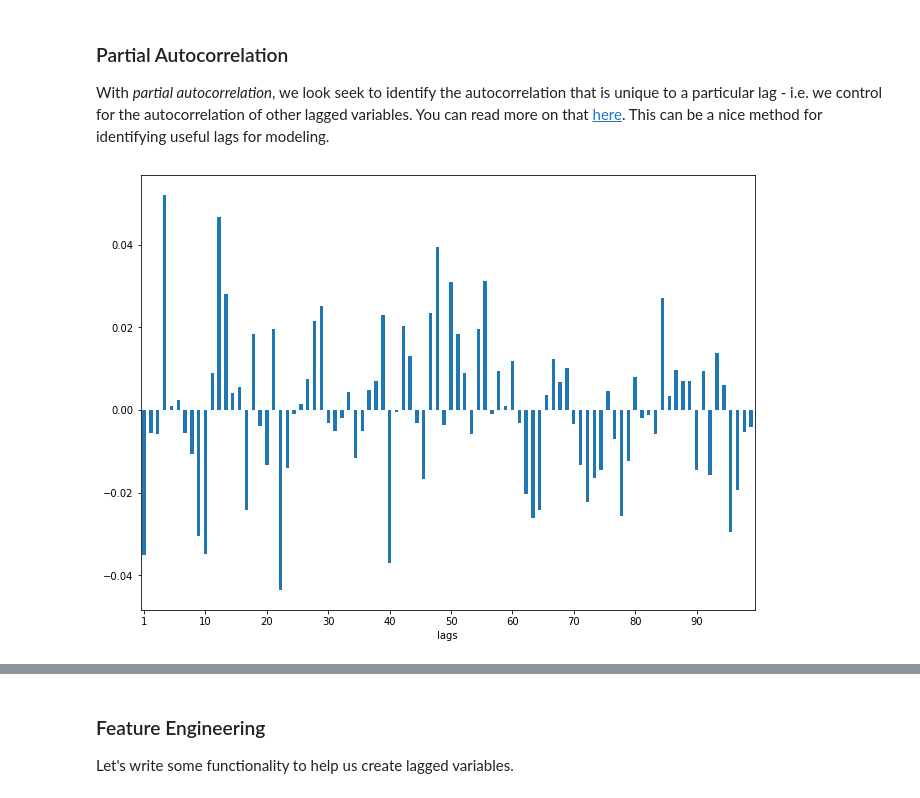
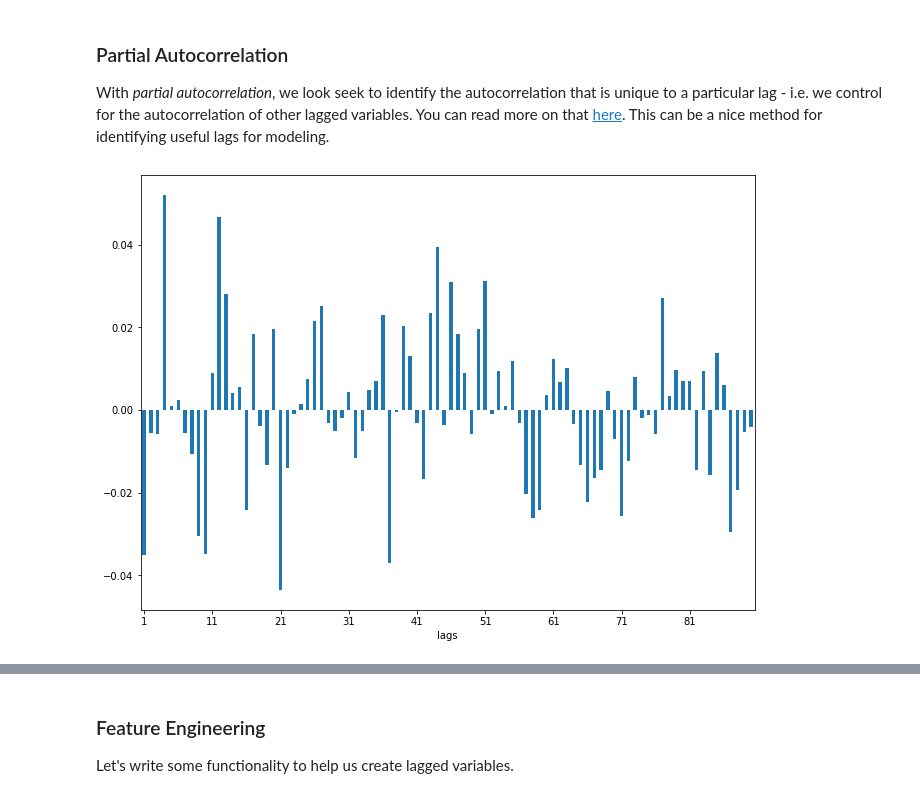
Before and after one commit to lermana/python_fundamentals, a Jupyter notebook: time_series/time_series_forecasting.ipynb, the cells around one changed output, grey strips where cells are left out. Saved outputs shown, nothing was run; the diff lists cells and outputs as text; code cells hidden in the pictures.

```diff
--- a/time_series/time_series_forecasting.ipynb
+++ b/time_series/time_series_forecasting.ipynb
@@ -183,2 +187,2 @@ aapl_monthly = aapl_monthly.to_frame()
 # %%
-aapl_df["return_cumulative_30_day"] = aapl_df.return_daily_gross.rolling(30).apply(np.prod, raw=True) - 1
+aapl_df["return_cumulative_21_day"] = aapl_df.return_daily_gross.dropna().rolling(21).apply(np.prod, raw=True) - 1
@@ -195,2 +198,2 @@ aapl_df.return_cumulative_30_day.plot(figsize=(11, 8))
 # %%
-aapl_df["return_mean_30_day"] = aapl_df.return_daily.rolling(30).mean()
+aapl_df["return_mean_21_day"] = aapl_df.return_daily.rolling(21).mean()
@@ -204,2 +209,2 @@ aapl_df.return_mean_30_day.plot(figsize=(11, 8))
 # %%
-aapl_df["return_std_30_day"] = aapl_df.return_daily.rolling(30).std()
+aapl_df["return_std_21_day"] = aapl_df.return_daily.rolling(21).std()
@@ -409,7 +420,7 @@ partial_auto.index.name = "lags"
 partial_auto = partial_auto.iloc[1:]
 # %%
 ax = partial_auto.plot.bar(figsize=(11, 8), rot=0)
-plt.locator_params(nbins=10)
-xlab = ax.set_xticklabels((1, 10, 20, 30, 40, 50, 60, 70, 80, 90))
+plt.locator_params(nbins=9)
+xlab = ax.set_xticklabels((1, 11, 21, 31, 41, 51, 61, 71, 81, 91))
 # %% [output]
-[figure, old version]
+[figure, new version]
```
Also changed, not shown: parts of 97 cells of this notebook.
